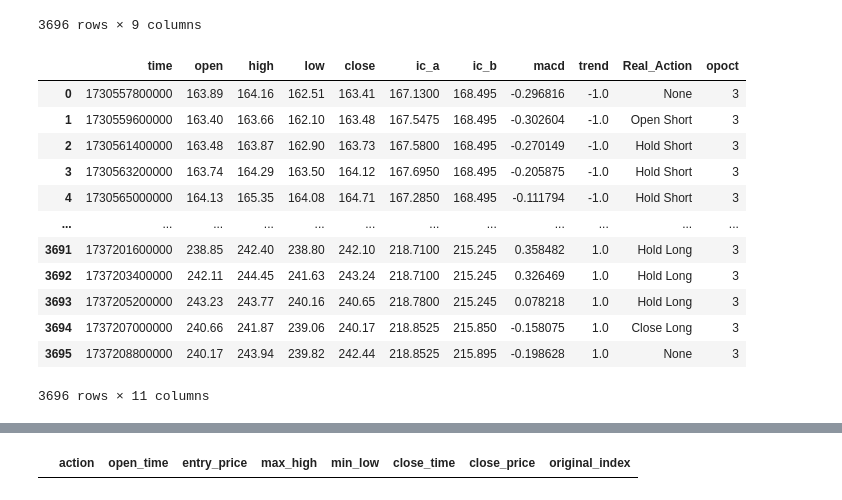
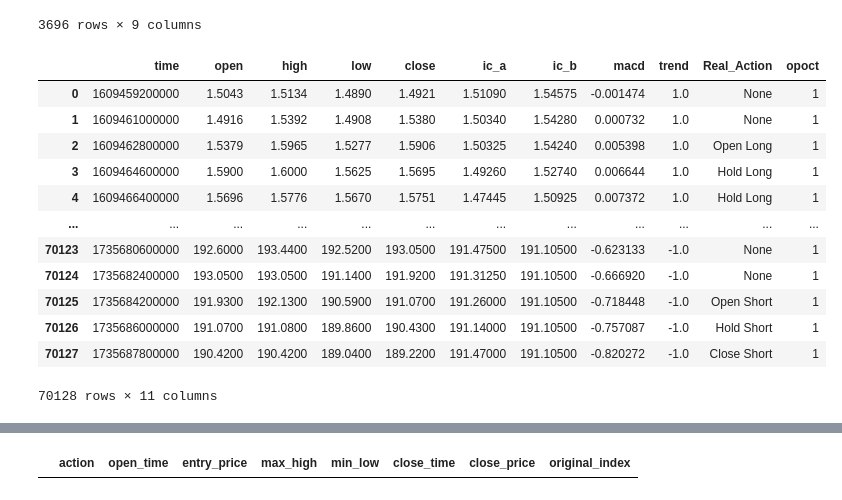
Before and after one commit to rheza-bitwyre/local-share-2, a Jupyter notebook: 03X_ST_IC/01_dev/03_1_ST_IC_MACD.ipynb, the cells around one changed output, grey strips where cells are left out. Drawn from its saved outputs; the diff is of its cells as text; code cells hidden in the pictures.

```diff
--- a/03X_ST_IC/01_dev/03_1_ST_IC_MACD.ipynb
+++ b/03X_ST_IC/01_dev/03_1_ST_IC_MACD.ipynb
@@ -106,9 +106,9 @@ def binance_recursive_fetch_2(coins, interval, starttime, endtime, data_type='sp
 # %%
 # Fetch COIN USDT
 sample_spot = binance_recursive_fetch_2(
-    ['SOL'],
+    ['XRP'],
     '30m',
-    starttime=int(pd.to_datetime('2024-11-01 00:00', utc=True).timestamp() * 1000),
+    starttime=int(pd.to_datetime('2000-11-01 00:00', utc=True).timestamp() * 1000),
     endtime=int(pd.to_datetime('2026-01-01 00:00', utc=True).timestamp() * 1000),
     data_type='futures'  # Fetch futures/sport
 )
@@ -516,0 +568,3 @@ df_backtest
+# %%
+df_backtest = process_dataframe(supertrend_ichimoku_macd_df)
+df_backtest
@@ -516,0 +587,32 @@ df_backtest
+# %%
+# # After _ _ _
+# df_backtest = df_backtest[df_backtest['time'] >= 1609459200000 ] # January 1, 2021 12:00:00 AM
+# df_backtest = df_backtest[df_backtest['time'] >= 1640995200000 ] # January 1, 2022 12:00:00 AM
+# df_backtest = df_backtest[df_backtest['time'] >= 1672531200000 ] # January 1, 2023 12:00:00 AM
+# df_backtest = df_backtest[df_backtest['time'] >= 1704067200000 ] # January 1, 2024 12:00:00 AM
+# df_backtest = df_backtest[df_backtest['time'] >= 1719792000000 ] # July 1, 2024 12:00:00 AM
+# df_backtest = df_backtest[df_backtest['time'] >= 1727740800000 ] # October 1, 2024 12:00:00 AM
+# df_backtest = df_backtest[df_backtest['time'] >= 1730419200000 ] # November 1, 2024 12:00:00 AM
+# df_backtest = df_backtest[df_backtest['time'] >= 1733011200000 ] # December 1, 2024 12:00:00 AM
+# df_backtest = df_backtest[df_backtest['time'] >= 1735689600000 ] # January 1, 2025 12:00:00 AM
+
+# # Before _ _ _
+# df_backtest = df_backtest[df_backtest['time'] < 1640995200000 ] # January 1, 2022 12:00:00 AM
+# df_backtest = df_backtest[df_backtest['time'] < 1672531200000 ] # January 1, 2023 12:00:00 AM
+# df_backtest = df_backtest[df_backtest['time'] < 1704067200000 ] # January 1, 2024 12:00:00 AM
+# df_backtest = df_backtest[df_backtest['time'] < 1735689600000 ] # January 1, 2025 12:00:00 AM
+# df_backtest = df_backtest[df_backtest['time'] < 1736899200000 ] # January 15, 2025 12:00:00 AM
+
+def date_filtered_df(df,start,end):
+
+    # Filter by timestamp
+    df = df[df['time'] >= start]
+    df = df[df['time'] < end]
+
+    # Reset the index of the filtered DataFrame
+    df.reset_index(drop=True, inplace=True)
+
+    return df
+# %%
+df_backtest_filtered = date_filtered_df(df_backtest,1609459200000,1735689600000)
+df_backtest_filtered
@@ -664,34 +1007,36 @@ df_backtest
 3696 rows × 9 columns
 # %%
 # Call the function with the DataFrame to calculate the 'Real_Action' column
-df_backtest_recap = determine_real_action(df_backtest)
+# df_backtest_recap = determine_real_action(df_backtest_filtered) # ST IC MACD
+# df_backtest_recap = determine_real_action_basic(df_backtest_filtered) # ST IC
+df_backtest_recap = determine_real_action_ex(df_backtest_filtered) # ST IC MACD EX
 
 # Get the last row Real_Action
 last_row_action = df_backtest_recap.iloc[-1]
 
 # Check the value in 'Real_Action' and update accordingly
 if last_row_action['Real_Action'] == 'Hold Long':
     df_backtest_recap.at[df_backtest_recap.index[-1], 'Real_Action'] = 'Close Long'
 elif last_row_action['Real_Action'] == 'Hold Short':
     df_backtest_recap.at[df_backtest_recap.index[-1], 'Real_Action'] = 'Close Short'
 else:
     df_backtest_recap.at[df_backtest_recap.index[-1], 'Real_Action'] = None
 
 df_backtest_recap
 # %% [output]
 |  | time | open | high | low | close | ic_a | ic_b | macd | trend | Real_Action | opoct |
-| 0 | 1730557800000 | 163.89 | 164.16 | 162.51 | 163.41 | 167.1300 | 168.495 | -0.296816 | -1.0 | None | 3 |
-| 1 | 1730559600000 | 163.40 | 163.66 | 162.10 | 163.48 | 167.5475 | 168.495 | -0.302604 | -1.0 | Open Short | 3 |
-| 2 | 1730561400000 | 163.48 | 163.87 | 162.90 | 163.73 | 167.5800 | 168.495 | -0.270149 | -1.0 | Hold Short | 3 |
-| 3 | 1730563200000 | 163.74 | 164.29 | 163.50 | 164.12 | 167.6950 | 168.495 | -0.205875 | -1.0 | Hold Short | 3 |
-| 4 | 1730565000000 | 164.13 | 165.35 | 164.08 | 164.71 | 167.2850 | 168.495 | -0.111794 | -1.0 | Hold Short | 3 |
+| 0 | 1609459200000 | 1.5043 | 1.5134 | 1.4890 | 1.4921 | 1.51090 | 1.54575 | -0.001474 | 1.0 | None | 1 |
+| 1 | 1609461000000 | 1.4916 | 1.5392 | 1.4908 | 1.5380 | 1.50340 | 1.54280 | 0.000732 | 1.0 | None | 1 |
+| 2 | 1609462800000 | 1.5379 | 1.5965 | 1.5277 | 1.5906 | 1.50325 | 1.54240 | 0.005398 | 1.0 | Open Long | 1 |
+| 3 | 1609464600000 | 1.5900 | 1.6000 | 1.5625 | 1.5695 | 1.49260 | 1.52740 | 0.006644 | 1.0 | Hold Long | 1 |
+| 4 | 1609466400000 | 1.5696 | 1.5776 | 1.5670 | 1.5751 | 1.47445 | 1.50925 | 0.007372 | 1.0 | Hold Long | 1 |
 | ... | ... | ... | ... | ... | ... | ... | ... | ... | ... | ... | ... |
-| 3691 | 1737201600000 | 238.85 | 242.40 | 238.80 | 242.10 | 218.7100 | 215.245 | 0.358482 | 1.0 | Hold Long | 3 |
-| 3692 | 1737203400000 | 242.11 | 244.45 | 241.63 | 243.24 | 218.7100 | 215.245 | 0.326469 | 1.0 | Hold Long | 3 |
-| 3693 | 1737205200000 | 243.23 | 243.77 | 240.16 | 240.65 | 218.7800 | 215.245 | 0.078218 | 1.0 | Hold Long | 3 |
-| 3694 | 1737207000000 | 240.66 | 241.87 | 239.06 | 240.17 | 218.8525 | 215.850 | -0.158075 | 1.0 | Close Long | 3 |
-| 3695 | 1737208800000 | 240.17 | 243.94 | 239.82 | 242.44 | 218.8525 | 215.895 | -0.198628 | 1.0 | None | 3 |
+| 70123 | 1735680600000 | 192.6000 | 193.4400 | 192.5200 | 193.0500 | 191.47500 | 191.10500 | -0.623133 | -1.0 | None | 1 |
+| 70124 | 1735682400000 | 193.0500 | 193.0500 | 191.1400 | 191.9200 | 191.31250 | 191.10500 | -0.666920 | -1.0 | None | 1 |
+| 70125 | 1735684200000 | 191.9300 | 192.1300 | 190.5900 | 191.0700 | 191.26000 | 191.10500 | -0.718448 | -1.0 | Open Short | 1 |
+| 70126 | 1735686000000 | 191.0700 | 191.0800 | 189.8600 | 190.4300 | 191.14000 | 191.10500 | -0.757087 | -1.0 | Hold Short | 1 |
+| 70127 | 1735687800000 | 190.4200 | 190.4200 | 189.0400 | 189.2200 | 191.47000 | 191.10500 | -0.820272 | -1.0 | Close Short | 1 |
-3696 rows × 11 columns
+70128 rows × 11 columns
 # %%
 # Count the number of NaN values in each column
 nan_count = df_backtest_recap.isna().sum()
```
Also changed, not shown: parts of 65 cells of this notebook, 4 other files.
